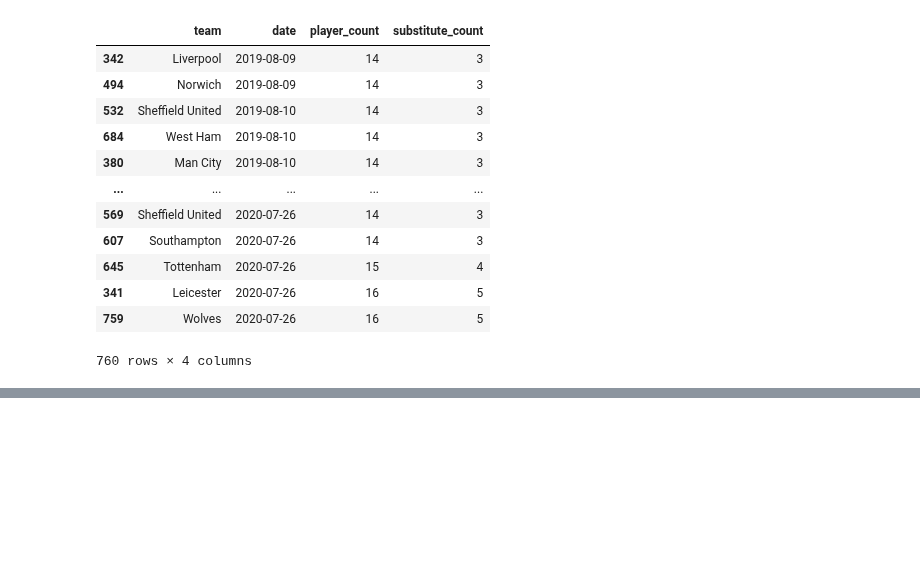
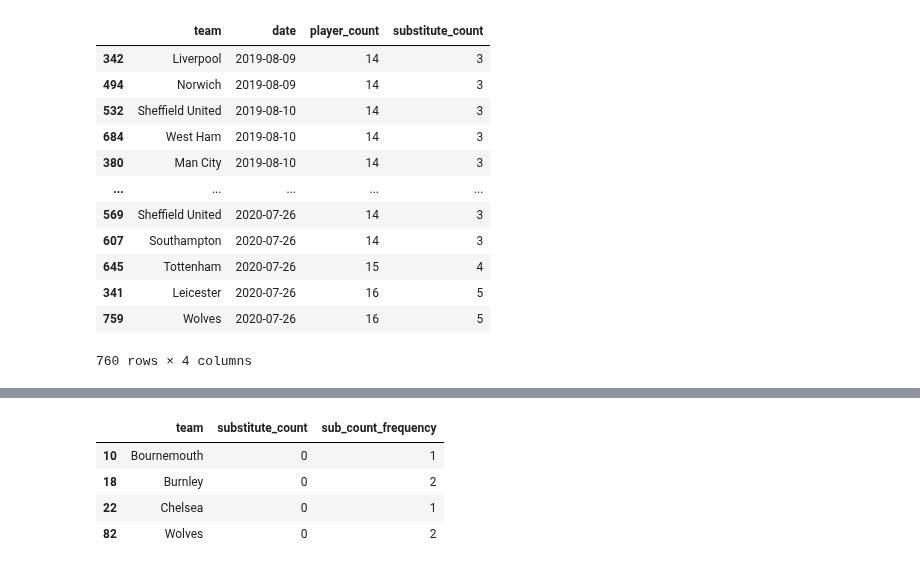
Before and after one commit to CharlesPeterMcCarthy/english-premier-league-2019-2020-statistical-analysis, a Jupyter notebook: epl-2019-2020.ipynb, the cells around one changed output, grey strips where cells are left out. Saved outputs shown, nothing was run; the diff lists cells and outputs as text; code cells hidden in the pictures; blank space fills up the shorter version.

```diff
--- a/epl-2019-2020.ipynb
+++ b/epl-2019-2020.ipynb
@@ -1118,0 +1137,10 @@ We can see from the scatter plot graph above that there was never more than 3 su
+# %%
+zero_sub_frequencies = sub_count_frequencies[sub_count_frequencies.substitute_count == 0]
+
+zero_sub_frequencies
+# %% [output]
+|  | team | substitute_count | sub_count_frequency |
+| 10 | Bournemouth | 0 | 1 |
+| 18 | Burnley | 0 | 2 |
+| 22 | Chelsea | 0 | 1 |
+| 82 | Wolves | 0 | 2 |
```
Also changed, not shown: parts of 9 cells of this notebook.
